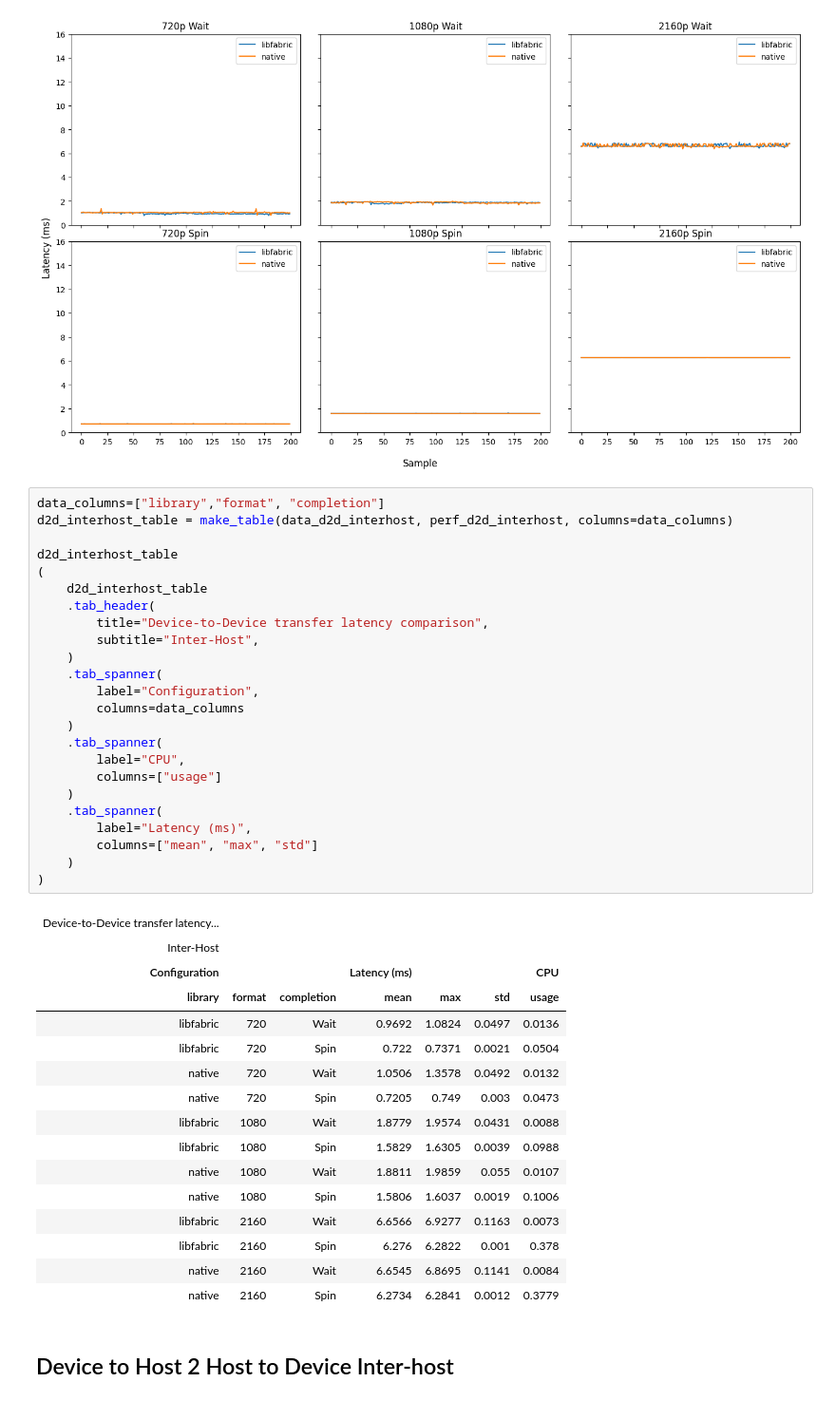
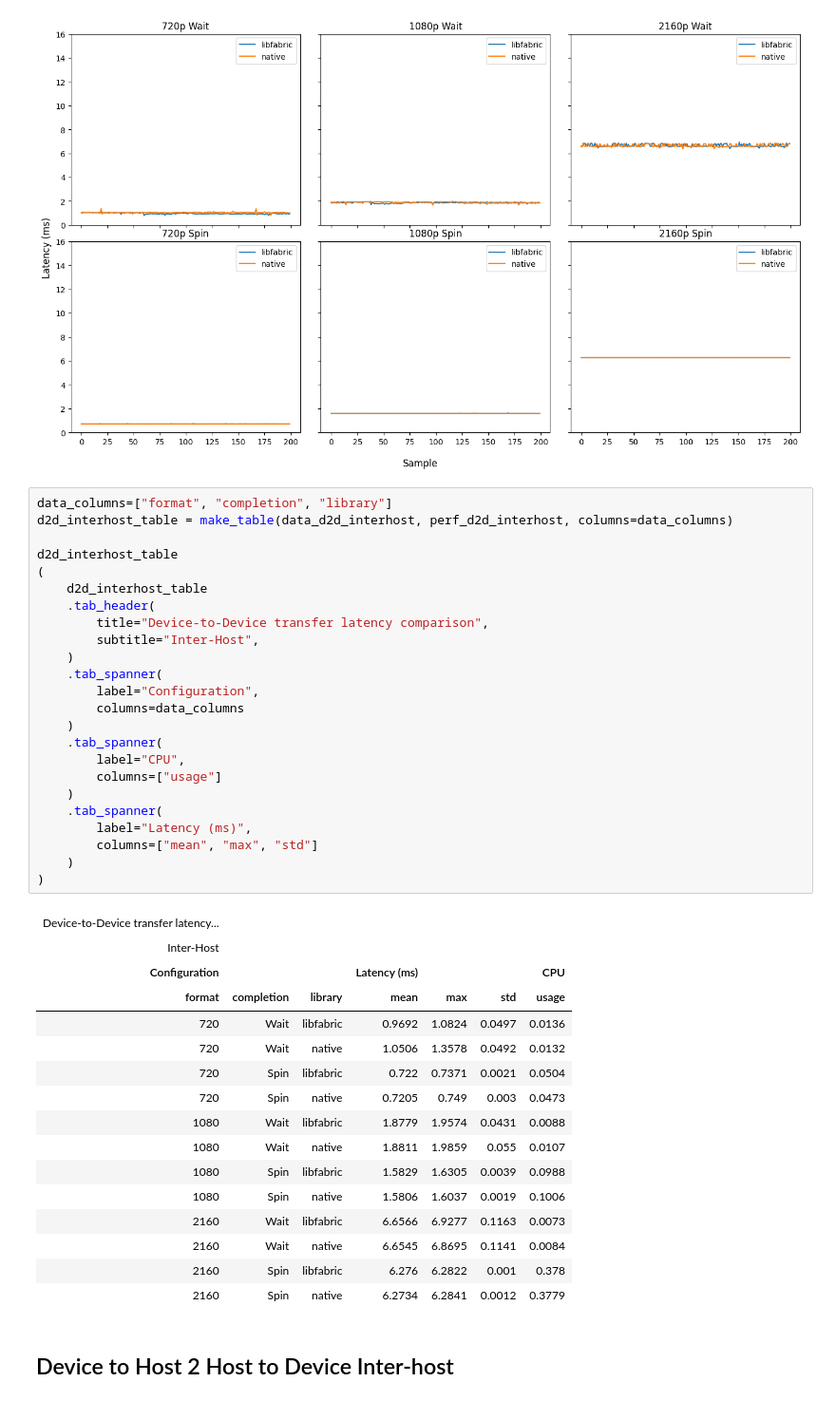
Before and after one commit to jonasohland/mts-fabrics-study, a Jupyter notebook: notebooks/mts-study.ipynb, the cells around one changed output. Shown at 95% size. Drawn from its saved outputs; the diff is of its cells as text.

```diff
--- a/notebooks/mts-study.ipynb
+++ b/notebooks/mts-study.ipynb
@@ -157,46 +157,46 @@ for i, format in enumerate(Format):
 # %% [output]
 [figure]
 # %%
-data_columns=["library","format", "completion"]
+data_columns=["format", "completion", "library"]
 d2d_interhost_table = make_table(data_d2d_interhost, perf_d2d_interhost, columns=data_columns)
 
 d2d_interhost_table
 (
     d2d_interhost_table
     .tab_header(
         title="Device-to-Device transfer latency comparison",
         subtitle="Inter-Host",
     )
     .tab_spanner(
         label="Configuration",
         columns=data_columns
     )
     .tab_spanner(
         label="CPU",
         columns=["usage"]
     )
     .tab_spanner(
         label="Latency (ms)",
         columns=["mean", "max", "std"]
     )
 )
 # %% [output]
 | Device-to-Device transfer latency... |  |  |  |  |  |  |
 | Inter-Host |  |  |  |  |  |  |
 | Configuration |  |  | Latency (ms) |  |  | CPU |
-| library | format | completion | mean | max | std | usage |
-| libfabric | 720 | Wait | 0.9692 | 1.0824 | 0.0497 | 0.0136 |
-| libfabric | 720 | Spin | 0.722 | 0.7371 | 0.0021 | 0.0504 |
-| native | 720 | Wait | 1.0506 | 1.3578 | 0.0492 | 0.0132 |
-| native | 720 | Spin | 0.7205 | 0.749 | 0.003 | 0.0473 |
-| libfabric | 1080 | Wait | 1.8779 | 1.9574 | 0.0431 | 0.0088 |
-| libfabric | 1080 | Spin | 1.5829 | 1.6305 | 0.0039 | 0.0988 |
-| native | 1080 | Wait | 1.8811 | 1.9859 | 0.055 | 0.0107 |
-| native | 1080 | Spin | 1.5806 | 1.6037 | 0.0019 | 0.1006 |
-| libfabric | 2160 | Wait | 6.6566 | 6.9277 | 0.1163 | 0.0073 |
-| libfabric | 2160 | Spin | 6.276 | 6.2822 | 0.001 | 0.378 |
-| native | 2160 | Wait | 6.6545 | 6.8695 | 0.1141 | 0.0084 |
-| native | 2160 | Spin | 6.2734 | 6.2841 | 0.0012 | 0.3779 |
+| format | completion | library | mean | max | std | usage |
+| 720 | Wait | libfabric | 0.9692 | 1.0824 | 0.0497 | 0.0136 |
+| 720 | Wait | native | 1.0506 | 1.3578 | 0.0492 | 0.0132 |
+| 720 | Spin | libfabric | 0.722 | 0.7371 | 0.0021 | 0.0504 |
+| 720 | Spin | native | 0.7205 | 0.749 | 0.003 | 0.0473 |
+| 1080 | Wait | libfabric | 1.8779 | 1.9574 | 0.0431 | 0.0088 |
+| 1080 | Wait | native | 1.8811 | 1.9859 | 0.055 | 0.0107 |
+| 1080 | Spin | libfabric | 1.5829 | 1.6305 | 0.0039 | 0.0988 |
+| 1080 | Spin | native | 1.5806 | 1.6037 | 0.0019 | 0.1006 |
+| 2160 | Wait | libfabric | 6.6566 | 6.9277 | 0.1163 | 0.0073 |
+| 2160 | Wait | native | 6.6545 | 6.8695 | 0.1141 | 0.0084 |
+| 2160 | Spin | libfabric | 6.276 | 6.2822 | 0.001 | 0.378 |
+| 2160 | Spin | native | 6.2734 | 6.2841 | 0.0012 | 0.3779 |
 # %% [markdown]
 ## Device to Host 2 Host to Device Inter-host
 # %%
```
Also changed, not shown: parts of 6 cells of this notebook.
